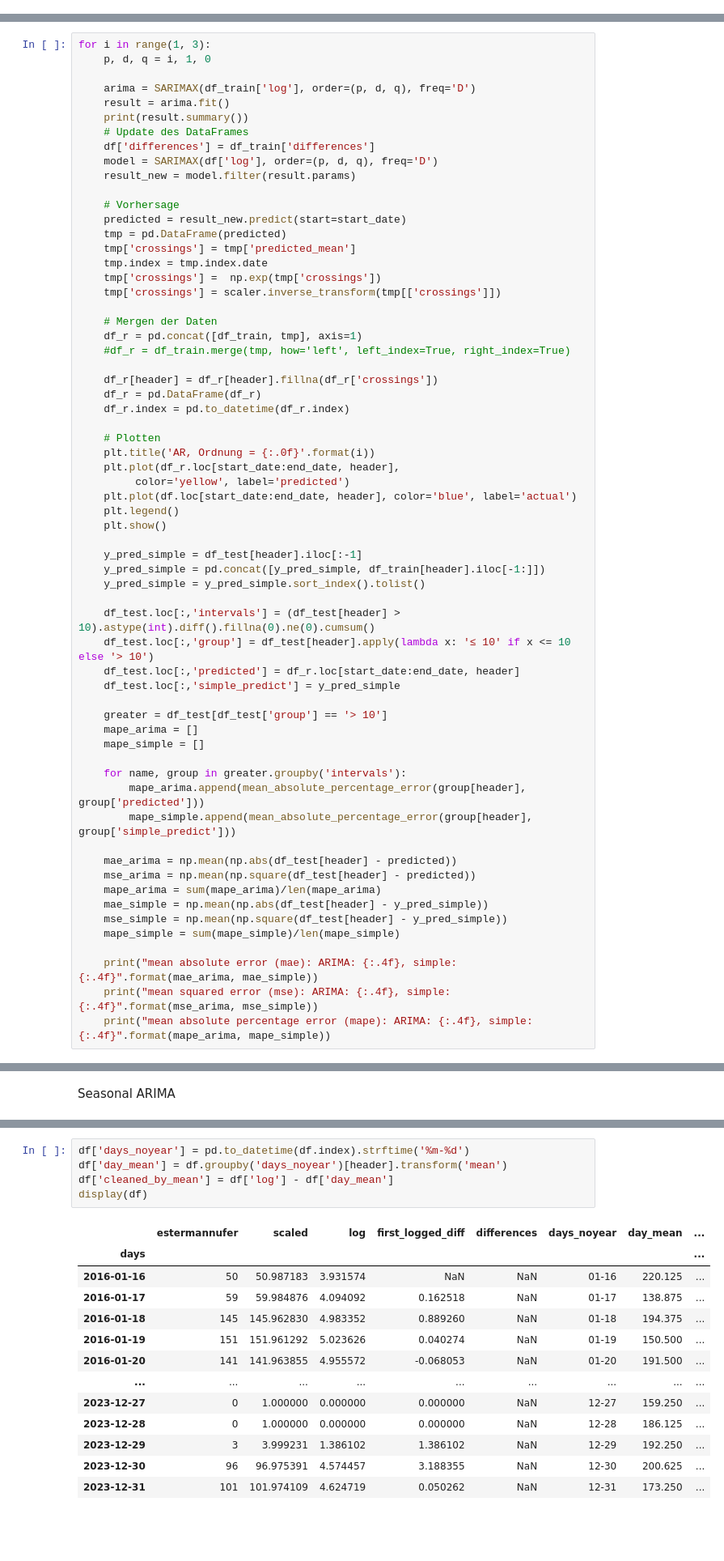
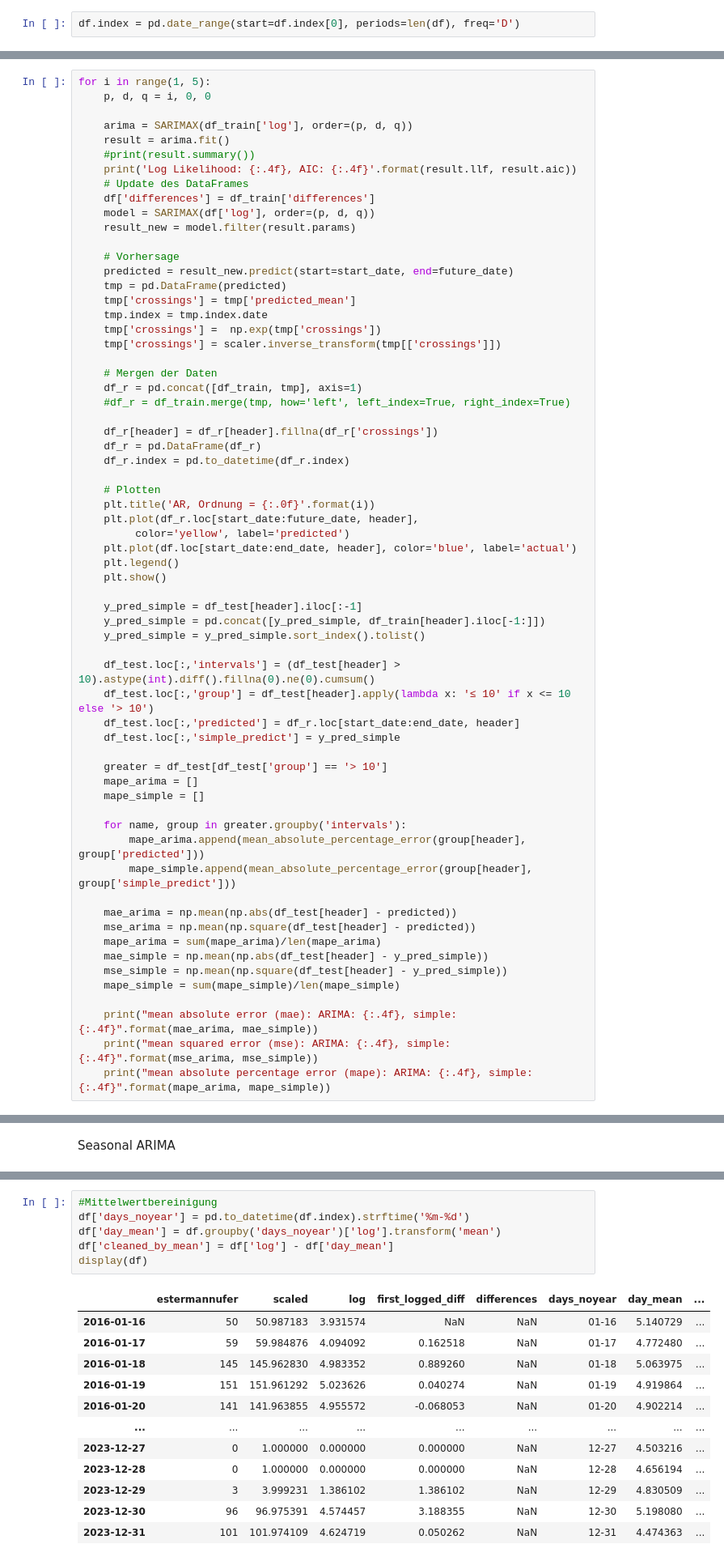
Before and after one commit to wooloflettuce/bonn-bike-count, a Jupyter notebook: ARIMA/Estermannufer/jaehrlich_v2.ipynb, the cells around one changed output, grey strips where cells are left out. Shown at 81% size. Cells and saved outputs as stored; diff of their text form; blank space fills up the shorter version.

```diff
--- a/ARIMA/Estermannufer/jaehrlich_v2.ipynb
+++ b/ARIMA/Estermannufer/jaehrlich_v2.ipynb
@@ -20,6 +20,8 @@ df.index = pd.to_datetime(df.index)
 type(df.index)
 # %% [output]
 pandas.core.indexes.datetimes.DatetimeIndex
+# %%
+df.index = pd.date_range(start=df.index[0], periods=len(df), freq='D')
 # %%
 from statsmodels.tsa.seasonal import seasonal_decompose
 decomposition = seasonal_decompose(df[header], period=365)
@@ -241,19 +176,20 @@ def ma_arima():
         print("mean squared error (mse): ARIMA: {:.4f}, simple: {:.4f}".format(mse_arima, mse_simple))
         print("mean absolute percentage error (mape): ARIMA: {:.4f}, simple: {:.4f}".format(mape_arima, mape_simple))
 # %%
-for i in range(1, 3):
-    p, d, q = i, 1, 0
+for i in range(1, 5):
+    p, d, q = i, 0, 0
 
-    arima = SARIMAX(df_train['log'], order=(p, d, q), freq='D')
+    arima = SARIMAX(df_train['log'], order=(p, d, q))
     result = arima.fit()
-    print(result.summary())
+    #print(result.summary())
+    print('Log Likelihood: {:.4f}, AIC: {:.4f}'.format(result.llf, result.aic))
     # Update des DataFrames
     df['differences'] = df_train['differences']
-    model = SARIMAX(df['log'], order=(p, d, q), freq='D')
+    model = SARIMAX(df['log'], order=(p, d, q))
     result_new = model.filter(result.params)
 
     # Vorhersage
-    predicted = result_new.predict(start=start_date)
+    predicted = result_new.predict(start=start_date, end=future_date)
     tmp = pd.DataFrame(predicted)
     tmp['crossings'] = tmp['predicted_mean']
     tmp.index = tmp.index.date
@@ -270,7 +206,7 @@ for i in range(1, 3):
 
     # Plotten
     plt.title('AR, Ordnung = {:.0f}'.format(i))
-    plt.plot(df_r.loc[start_date:end_date, header],
+    plt.plot(df_r.loc[start_date:future_date, header],
          color='yellow', label='predicted')
     plt.plot(df.loc[start_date:end_date, header], color='blue', label='actual')
     plt.legend()
@@ -448,24 +310,24 @@ df_unstack
 | 2022 | 6945 | 8898 | 21790 | 21891 | 32388 | 33210 | 37666 | 41735 | 22851 | 20958 | 11899 | ... |
 | 2023 | 10211 | 12756 | 15964 | 22248 | 32168 | 29708 | 26696 | 31986 | 26500 | 18233 | 11144 | ... |
 # %%
+#Mittelwertbereinigung
 df['days_noyear'] = pd.to_datetime(df.index).strftime('%m-%d')
-df['day_mean'] = df.groupby('days_noyear')[header].transform('mean')
+df['day_mean'] = df.groupby('days_noyear')['log'].transform('mean')
 df['cleaned_by_mean'] = df['log'] - df['day_mean']
 display(df)
 # %% [output]
 |  | estermannufer | scaled | log | first_logged_diff | differences | days_noyear | day_mean | ... |
-| days |  |  |  |  |  |  |  | ... |
-| 2016-01-16 | 50 | 50.987183 | 3.931574 | NaN | NaN | 01-16 | 220.125 | ... |
-| 2016-01-17 | 59 | 59.984876 | 4.094092 | 0.162518 | NaN | 01-17 | 138.875 | ... |
-| 2016-01-18 | 145 | 145.962830 | 4.983352 | 0.889260 | NaN | 01-18 | 194.375 | ... |
-| 2016-01-19 | 151 | 151.961292 | 5.023626 | 0.040274 | NaN | 01-19 | 150.500 | ... |
-| 2016-01-20 | 141 | 141.963855 | 4.955572 | -0.068053 | NaN | 01-20 | 191.500 | ... |
+| 2016-01-16 | 50 | 50.987183 | 3.931574 | NaN | NaN | 01-16 | 5.140729 | ... |
+| 2016-01-17 | 59 | 59.984876 | 4.094092 | 0.162518 | NaN | 01-17 | 4.772480 | ... |
+| 2016-01-18 | 145 | 145.962830 | 4.983352 | 0.889260 | NaN | 01-18 | 5.063975 | ... |
+| 2016-01-19 | 151 | 151.961292 | 5.023626 | 0.040274 | NaN | 01-19 | 4.919864 | ... |
+| 2016-01-20 | 141 | 141.963855 | 4.955572 | -0.068053 | NaN | 01-20 | 4.902214 | ... |
 | ... | ... | ... | ... | ... | ... | ... | ... | ... |
-| 2023-12-27 | 0 | 1.000000 | 0.000000 | 0.000000 | NaN | 12-27 | 159.250 | ... |
-| 2023-12-28 | 0 | 1.000000 | 0.000000 | 0.000000 | NaN | 12-28 | 186.125 | ... |
-| 2023-12-29 | 3 | 3.999231 | 1.386102 | 1.386102 | NaN | 12-29 | 192.250 | ... |
-| 2023-12-30 | 96 | 96.975391 | 4.574457 | 3.188355 | NaN | 12-30 | 200.625 | ... |
-| 2023-12-31 | 101 | 101.974109 | 4.624719 | 0.050262 | NaN | 12-31 | 173.250 | ... |
+| 2023-12-27 | 0 | 1.000000 | 0.000000 | 0.000000 | NaN | 12-27 | 4.503216 | ... |
+| 2023-12-28 | 0 | 1.000000 | 0.000000 | 0.000000 | NaN | 12-28 | 4.656194 | ... |
+| 2023-12-29 | 3 | 3.999231 | 1.386102 | 1.386102 | NaN | 12-29 | 4.830509 | ... |
+| 2023-12-30 | 96 | 96.975391 | 4.574457 | 3.188355 | NaN | 12-30 | 5.198080 | ... |
+| 2023-12-31 | 101 | 101.974109 | 4.624719 | 0.050262 | NaN | 12-31 | 4.474363 | ... |
 2907 rows × 8 columns
 # %%
 df['weekday'] = df.index.dayofweek  # 0 = Montag, 6 = Sonntag
```
Also changed, not shown: parts of 34 cells of this notebook, 6 other files.
